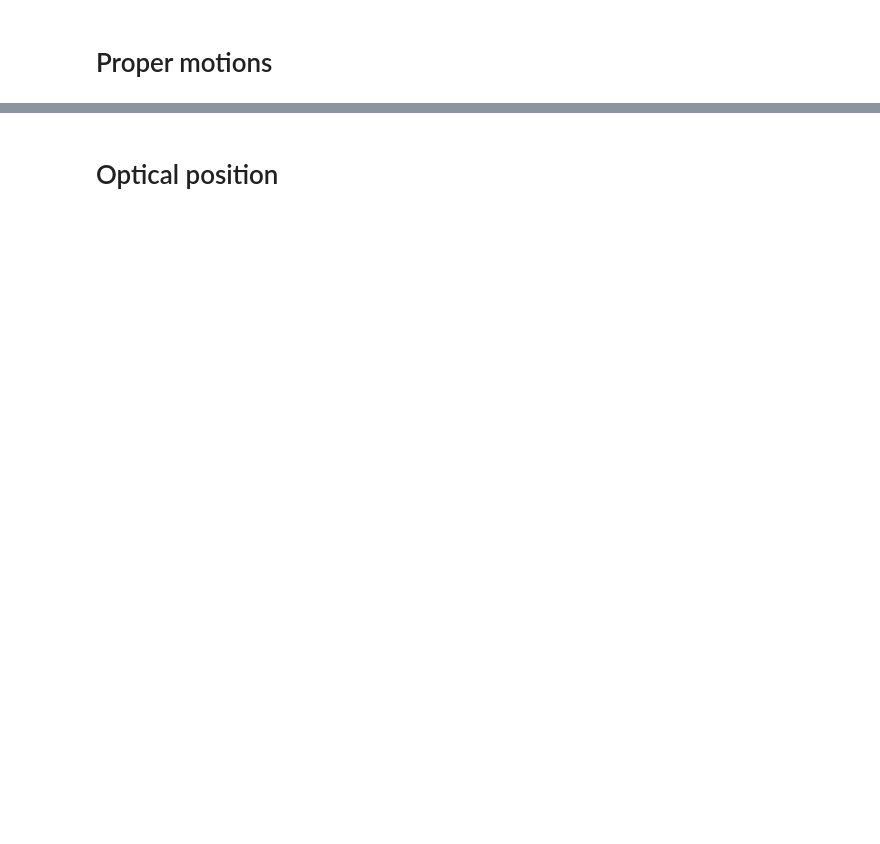
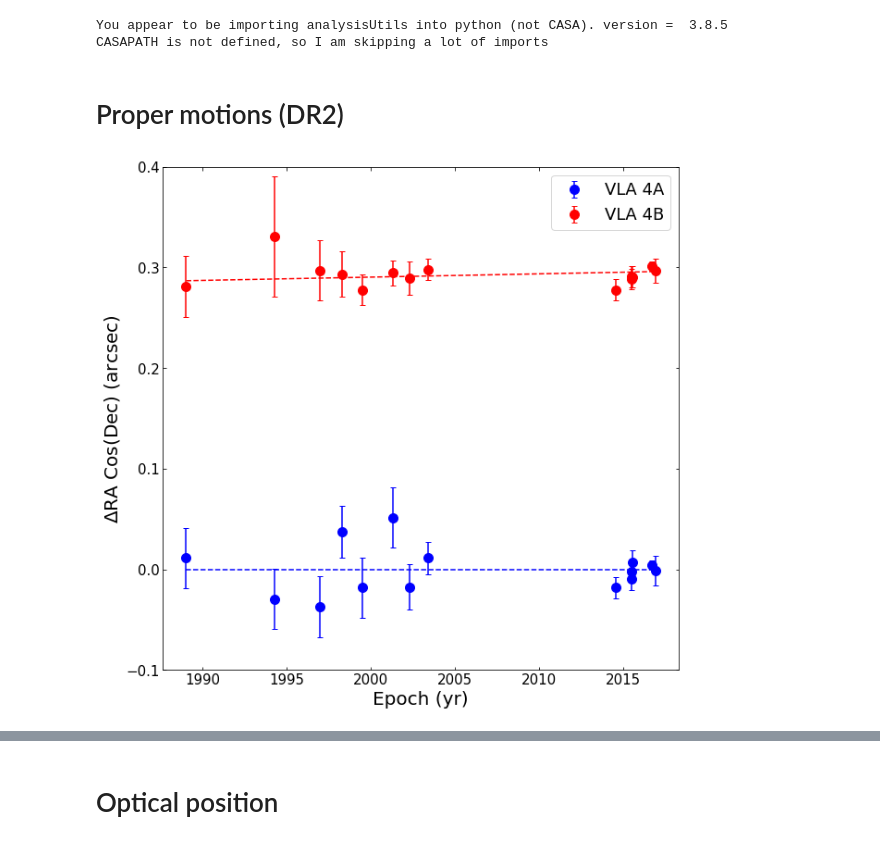
Before and after one commit to IAA-CSIC/dragom, a Jupyter notebook: SVS 13 Parameters.ipynb, the cells around one changed output, grey strips where cells are left out. Cells and saved outputs as stored; diff of their text form; code cells hidden in the pictures; blank space fills up the shorter version.

```diff
--- a/SVS 13 Parameters.ipynb
+++ b/SVS 13 Parameters.ipynb
@@ -1,5 +1,6 @@
 # %%
 import sys
+sys.path.append("/home/akdiaz/Documents/Trabajo/Scripts/Python_modules")
 sys.path.append("/home/akdiaz/Documents/CASA_releases/analysis_scripts")
 import analysisUtils as au
 from astropy import units as u
@@ -11,5 +12,14 @@ import matplotlib.pyplot as plt
 from matplotlib import rc
 from uncertainties import ufloat
 from uncertainties.umath import *
+from scipy import constants
+
+K = constants.k * u.kg * u.m**2 * u.s**(-2) * u.K**(-1) #Boltzmann constant
+G = constants.G * u.m**3 * u.kg**(-1) * u.s**(-2) #Gravitational constant
+H = constants.h*u.J*u.s #Planck's constant
+C = constants.c*100*u.cm*u.s**-1 #Speed of light in cm/s
+# %% [output]
+You appear to be importing analysisUtils into python (not CASA). version =  3.8.5
+CASAPATH is not defined, so I am skipping a lot of imports
 # %% [markdown]
-# Proper motions
+# Proper motions (DR2)
@@ -15,0 +28,46 @@ from uncertainties.umath import *
+# %%
+file_A = data_in + 'pm-A-all-final.dat'
+file_B = data_in + 'pm-B-all-final.dat'
+dataA = np.loadtxt(file_A, skiprows=1, usecols = [0,1,2,3,4])
+dataB = np.loadtxt(file_B, skiprows=1, usecols = [0,1,2,3,4])
+timeA= [i[0] for i in dataA]
+RA_A=[i[1] for i in dataA]
+E_RA_A=[i[2] for i in dataA]
+DEC_A=[i[3] for i in dataA]
+E_DEC_A=[i[4] for i in dataA]
+timeB= [i[0] for i in dataB]
+RA_B=[i[1] for i in dataB]
+E_RA_B=[i[2] for i in dataB]
+DEC_B=[i[3] for i in dataB]
+E_DEC_B=[i[4] for i in dataB]
+if timeA==timeB:
+    time=timeA
+    teo_RA_A=[0.0005987800990965202*t+2.538137709793499 for t in timeA]
+    teo_DEC_A=[-0.009186172096178849*t+22.29720008517562 for t in timeA]
+    teo_RA_B=[0.0006241789738361716*t+2.5099225057460672 for t in timeA]
+    teo_DEC_B=[-0.010789256173226411*t+25.52782804627961 for t in timeA]
+    difAR_A=(np.array(RA_A)-np.array(teo_RA_A))
+    difAR_B=(np.array(RA_B)-np.array(teo_RA_A))
+    difDEC_A=np.array(DEC_A)-np.array(teo_DEC_A)
+    difDEC_B=np.array(DEC_B)-np.array(teo_DEC_A)
+    dif_teo_AR_A=np.array(teo_RA_A)-np.array(teo_RA_A)
+    dif_teo_DEC_A=np.array(teo_DEC_A)-np.array(teo_DEC_A)
+    dif_teo_AR_B=np.array(teo_RA_B)-np.array(teo_RA_A)
+    dif_teo_DEC_B=np.array(teo_DEC_B)-np.array(teo_DEC_A)
+else:
+    print('check epochs')
+# %%
+a=15*np.cos(31*np.pi/180)
+plt.figure(figsize=(10,10))
+plt.tick_params(right=True, top=True,direction='in')
+plt.xlabel('Epoch (yr)',fontsize=20)
+plt.ylabel('$\Delta$RA Cos(Dec) (arcsec)',fontsize=20)
+plt.errorbar(time,difAR_A*a, xerr=None,yerr=np.array(E_RA_A)*15, fmt='ob', capsize=3, ms=10,label='VLA 4A')
+plt.errorbar(time,difAR_B*a, xerr=None,yerr=np.array(E_RA_B)*15, fmt='or', capsize=3, ms=10,label='VLA 4B')
+plt.plot(time,dif_teo_AR_A*a,'--b')
+plt.plot(time,dif_teo_AR_B*a,'--r')
+plt.legend(fontsize=18)
+plt.ylim(-0.1,0.4)
+plt.savefig('AR-dif.png',bbox='tight')
+# %% [output]
+[figure, added]
```
Also changed, not shown: parts of 61 cells of this notebook.
